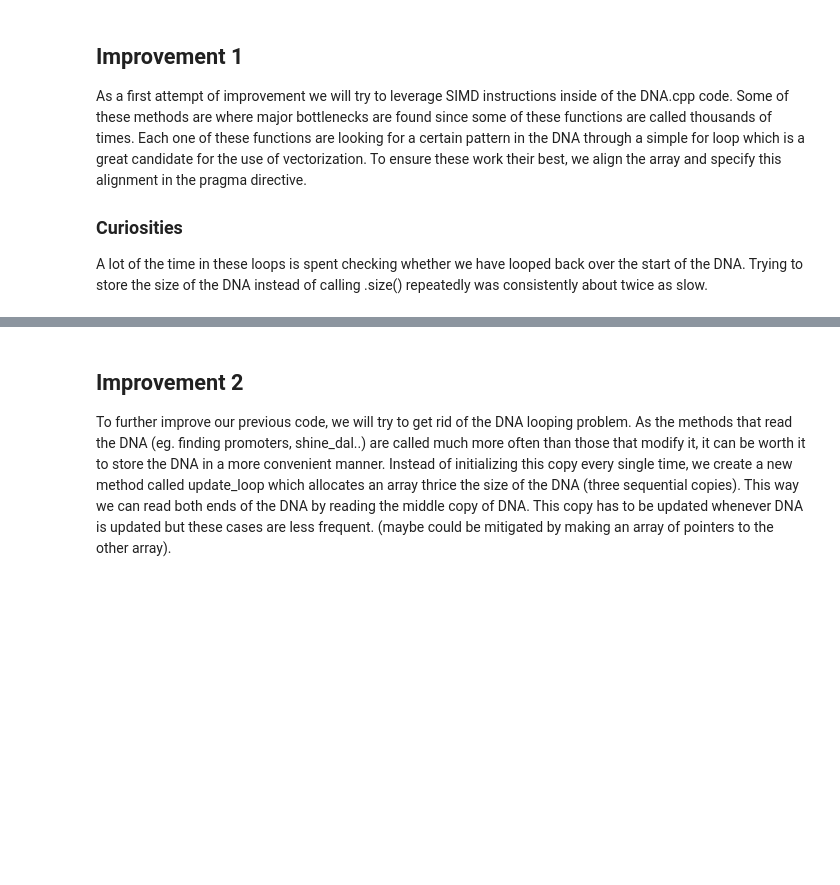
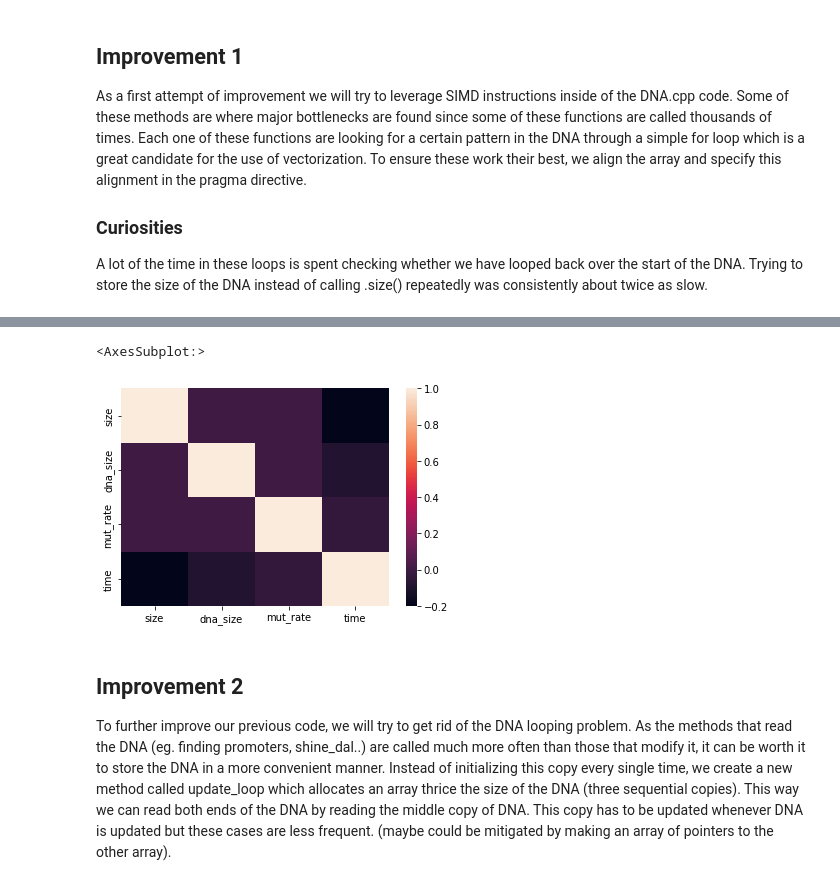
Before and after one commit to ArthurGardon/ot5-aevol, a Jupyter notebook: notebook.ipynb, the cells around one changed output, grey strips where cells are left out. Saved outputs shown, nothing was run; the diff lists cells and outputs as text; code cells hidden in the pictures; blank space fills up the shorter version.

```diff
--- a/notebook.ipynb
+++ b/notebook.ipynb
@@ -61,3 +70,8 @@ A lot of the time in these loops is spent checking whether we have looped back o
+# %%
+sns.heatmap(data_1.corr(), annot=True)
+# %% [output]
+<AxesSubplot:>
+[figure, added]
 # %% [markdown]
 ## Improvement 2
 To further improve our previous code, we will try to get rid of the DNA looping problem. As the methods that read the DNA (eg. finding promoters, shine_dal..) are called much more often than those that modify it, it can be worth it to store the DNA in a more convenient manner.
```
Also changed, not shown: parts of 5 cells of this notebook.
